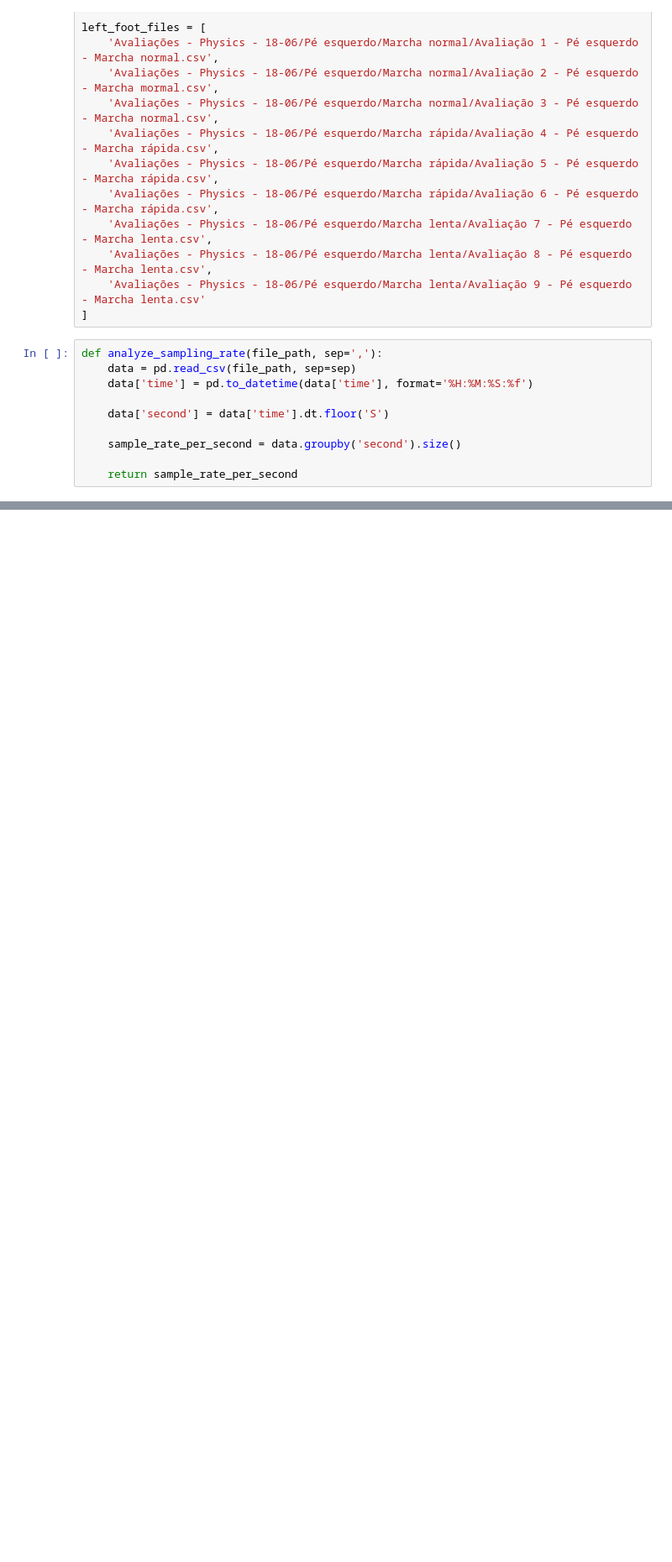
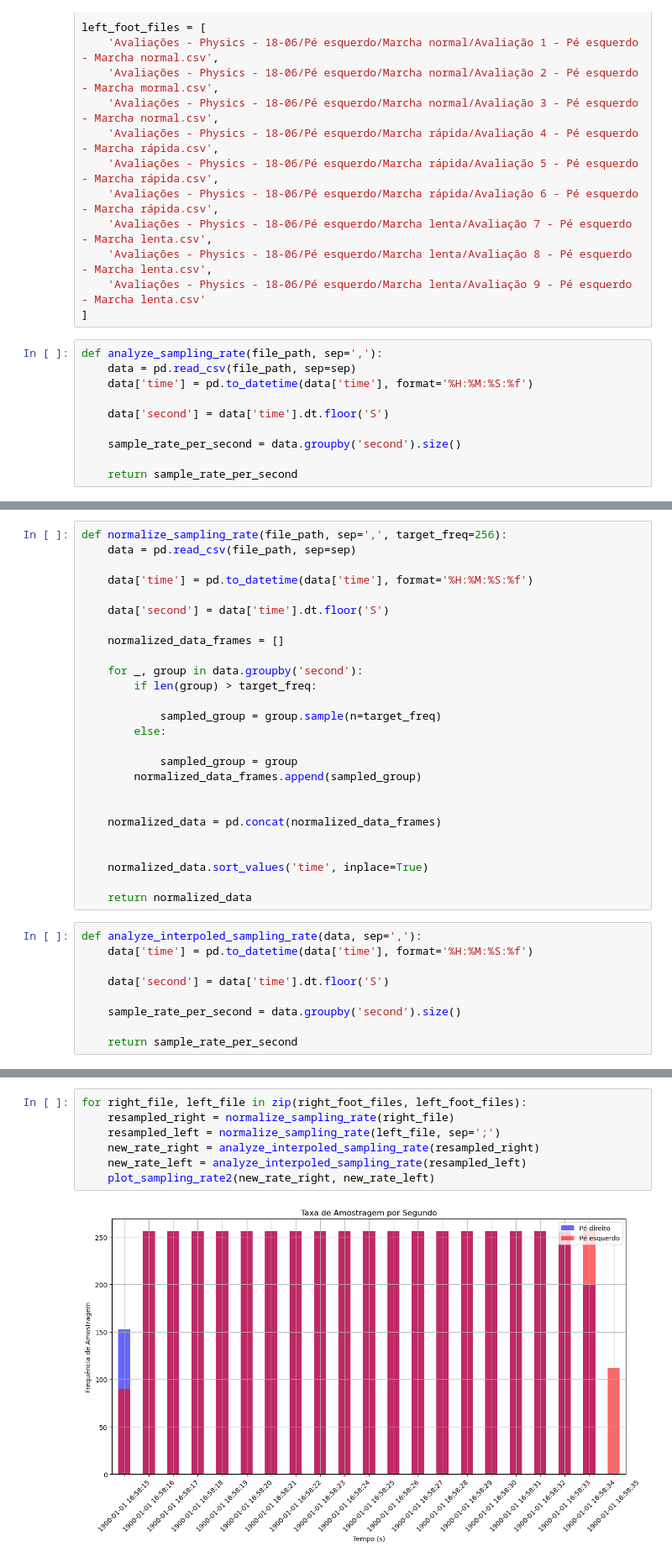
Before and after one commit to LucasBarbosaSilva/Experimentos-Dinamica, a Jupyter notebook: data_frequency.ipynb, the cells around one changed output, grey strips where cells are left out. Shown at 84% size. Drawn from its saved outputs; the diff is of its cells as text; blank space fills up the shorter version.

Commit message:
sets a max frequency to the data

```diff
--- a/data_frequency.ipynb
+++ b/data_frequency.ipynb
@@ -79,0 +81,35 @@ for right_file, left_file in zip(right_foot_files, left_foot_files):
+# %%
+def normalize_sampling_rate(file_path, sep=',', target_freq=256):
+    data = pd.read_csv(file_path, sep=sep)
+
+    data['time'] = pd.to_datetime(data['time'], format='%H:%M:%S:%f')
+
+    data['second'] = data['time'].dt.floor('S')
+
+    normalized_data_frames = []
+
+    for _, group in data.groupby('second'):
+        if len(group) > target_freq:
+
+            sampled_group = group.sample(n=target_freq)
+        else:
+
+            sampled_group = group
+        normalized_data_frames.append(sampled_group)
+
+
+    normalized_data = pd.concat(normalized_data_frames)
+
+
+    normalized_data.sort_values('time', inplace=True)
+
+    return normalized_data
+# %%
+def analyze_interpoled_sampling_rate(data, sep=','):
+    data['time'] = pd.to_datetime(data['time'], format='%H:%M:%S:%f')
+
+    data['second'] = data['time'].dt.floor('S')
+
+    sample_rate_per_second = data.groupby('second').size()
+
+    return sample_rate_per_second
@@ -79,0 +121,9 @@ for right_file, left_file in zip(right_foot_files, left_foot_files):
+# %%
+for right_file, left_file in zip(right_foot_files, left_foot_files):
+    resampled_right = normalize_sampling_rate(right_file)
+    resampled_left = normalize_sampling_rate(left_file, sep=';')
+    new_rate_right = analyze_interpoled_sampling_rate(resampled_right)
+    new_rate_left = analyze_interpoled_sampling_rate(resampled_left)
+    plot_sampling_rate2(new_rate_right, new_rate_left)
+# %% [output]
+[figure, added]
```
Also changed, not shown: parts of 7 cells of this notebook.
